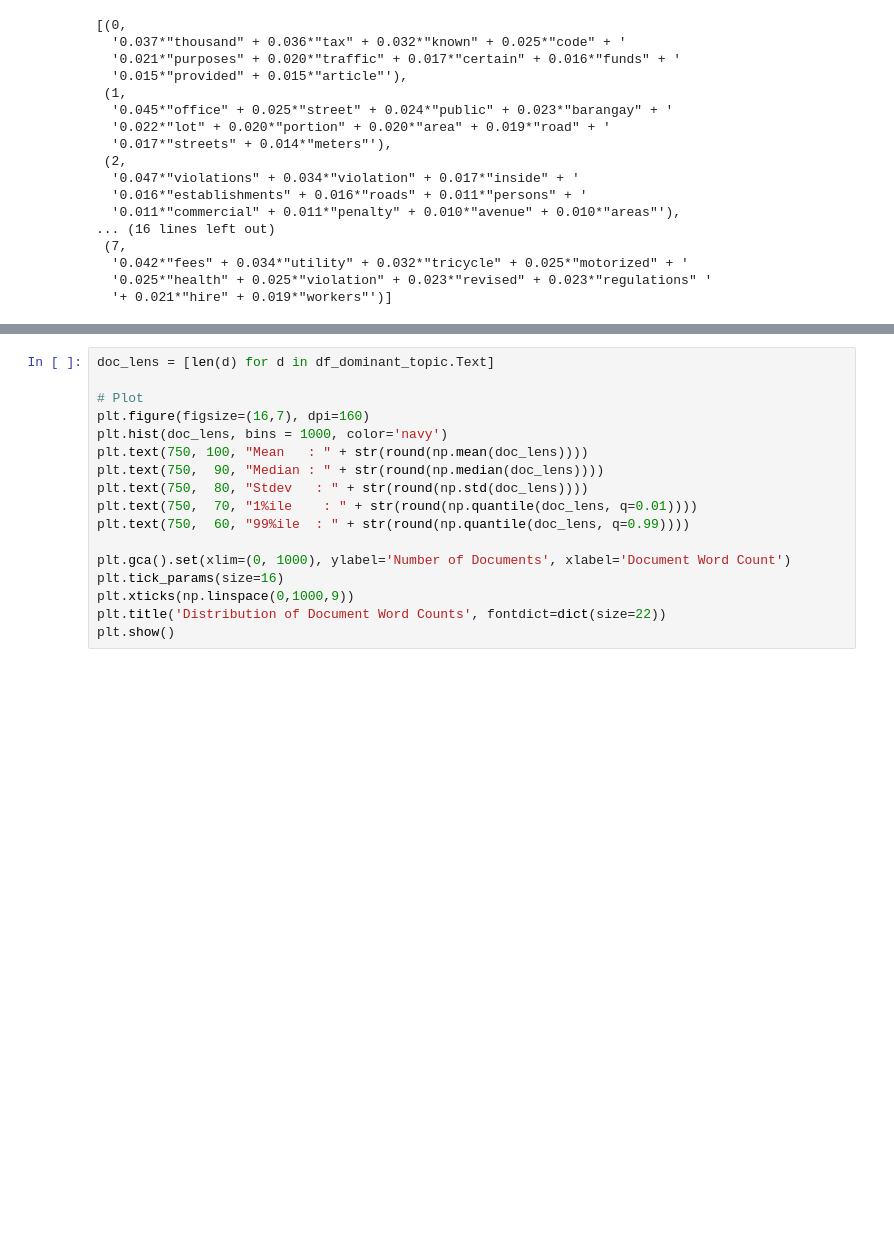
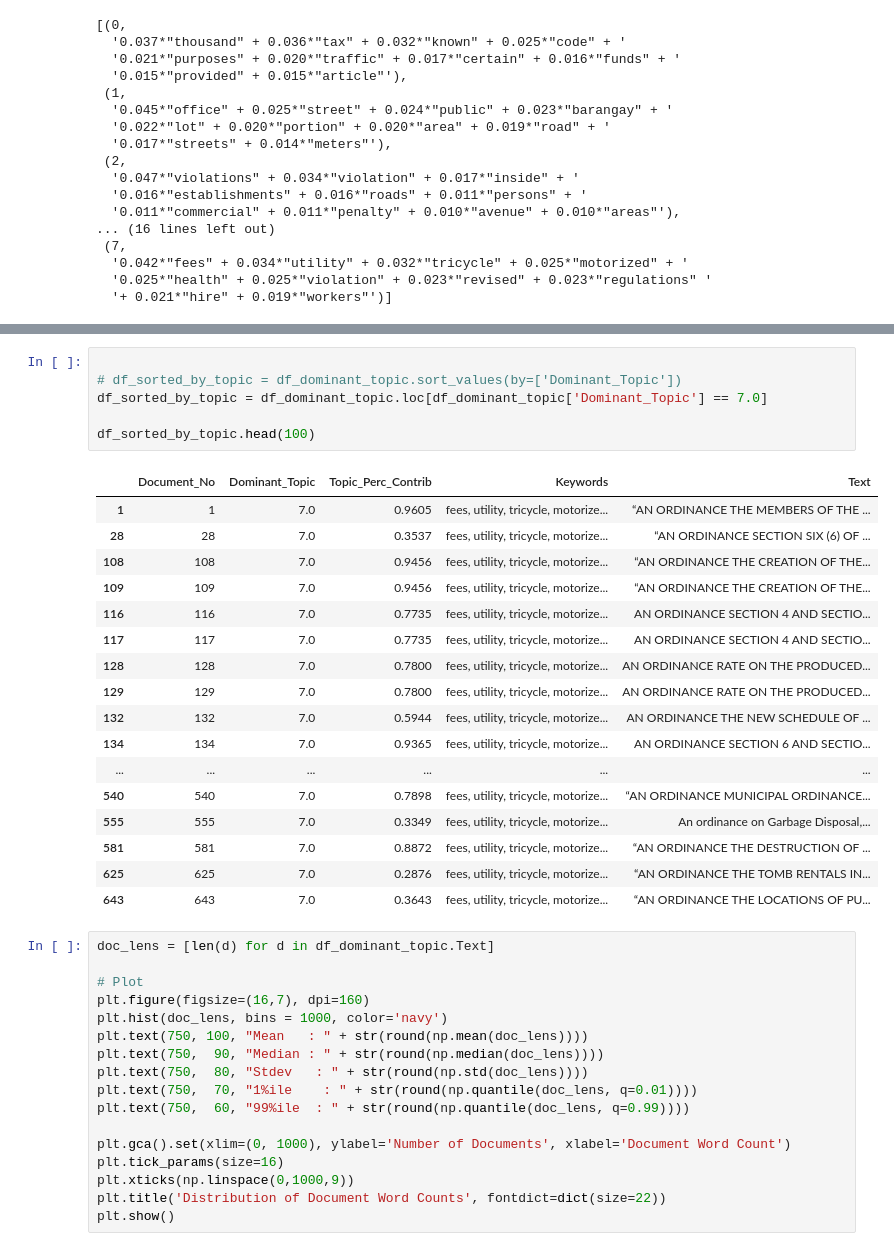
Before and after one commit to crorsavir54/ordinance-LDAmodel, a Jupyter notebook: LDA-TAGUM.ipynb, the cells around one changed output, grey strips where cells are left out. Drawn from its saved outputs; the diff is of its cells as text; blank space fills up the shorter version.

```diff
--- a/LDA-TAGUM.ipynb
+++ b/LDA-TAGUM.ipynb
@@ -386,6 +406,30 @@ sent_topics_sorteddf.head(10)
 | 5 | 5.0 | 0.9605 | market, mayor, public, new, fee, ... | “AN ORDINANCE AND THE TERMS AND C... |
 | 6 | 6.0 | 0.9491 | pesos, operation, vehicles, amoun... | AN ORDINANCE THE TITLE, SECTION 1... |
 | 7 | 7.0 | 0.9605 | fees, utility, tricycle, motorize... | “AN ORDINANCE THE MEMBERS OF THE ... |
+# %%
+
+# df_sorted_by_topic = df_dominant_topic.sort_values(by=['Dominant_Topic'])
+df_sorted_by_topic = df_dominant_topic.loc[df_dominant_topic['Dominant_Topic'] == 7.0]
+
+df_sorted_by_topic.head(100)
+# %% [output]
+|  | Document_No | Dominant_Topic | Topic_Perc_Contrib | Keywords | Text |
+| 1 | 1 | 7.0 | 0.9605 | fees, utility, tricycle, motorize... | “AN ORDINANCE THE MEMBERS OF THE ... |
+| 28 | 28 | 7.0 | 0.3537 | fees, utility, tricycle, motorize... | “AN ORDINANCE SECTION SIX (6) OF ... |
+| 108 | 108 | 7.0 | 0.9456 | fees, utility, tricycle, motorize... | “AN ORDINANCE THE CREATION OF THE... |
+| 109 | 109 | 7.0 | 0.9456 | fees, utility, tricycle, motorize... | “AN ORDINANCE THE CREATION OF THE... |
+| 116 | 116 | 7.0 | 0.7735 | fees, utility, tricycle, motorize... | AN ORDINANCE SECTION 4 AND SECTIO... |
+| 117 | 117 | 7.0 | 0.7735 | fees, utility, tricycle, motorize... | AN ORDINANCE SECTION 4 AND SECTIO... |
+| 128 | 128 | 7.0 | 0.7800 | fees, utility, tricycle, motorize... | AN ORDINANCE RATE ON THE PRODUCED... |
+| 129 | 129 | 7.0 | 0.7800 | fees, utility, tricycle, motorize... | AN ORDINANCE RATE ON THE PRODUCED... |
+| 132 | 132 | 7.0 | 0.5944 | fees, utility, tricycle, motorize... | AN ORDINANCE THE NEW SCHEDULE OF ... |
+| 134 | 134 | 7.0 | 0.9365 | fees, utility, tricycle, motorize... | AN ORDINANCE SECTION 6 AND SECTIO... |
+| ... | ... | ... | ... | ... | ... |
+| 540 | 540 | 7.0 | 0.7898 | fees, utility, tricycle, motorize... | “AN ORDINANCE MUNICIPAL ORDINANCE... |
+| 555 | 555 | 7.0 | 0.3349 | fees, utility, tricycle, motorize... | An ordinance on Garbage Disposal,... |
+| 581 | 581 | 7.0 | 0.8872 | fees, utility, tricycle, motorize... | “AN ORDINANCE THE DESTRUCTION OF ... |
+| 625 | 625 | 7.0 | 0.2876 | fees, utility, tricycle, motorize... | “AN ORDINANCE THE TOMB RENTALS IN... |
+| 643 | 643 | 7.0 | 0.3643 | fees, utility, tricycle, motorize... | “AN ORDINANCE THE LOCATIONS OF PU... |
 # %%
 doc_lens = [len(d) for d in df_dominant_topic.Text]
 
```
Also changed, not shown: parts of 2 cells of this notebook, 1 other file.
